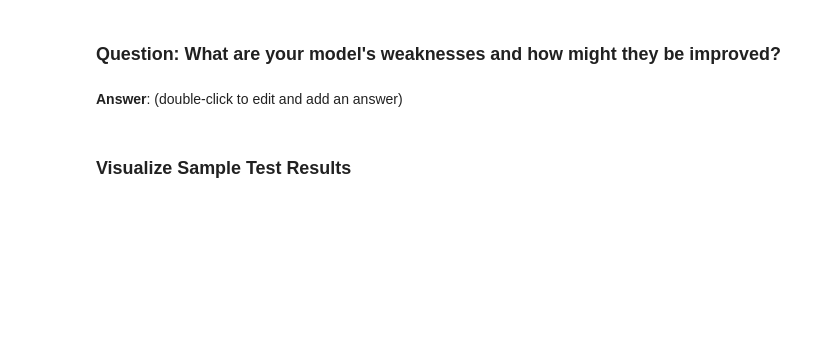
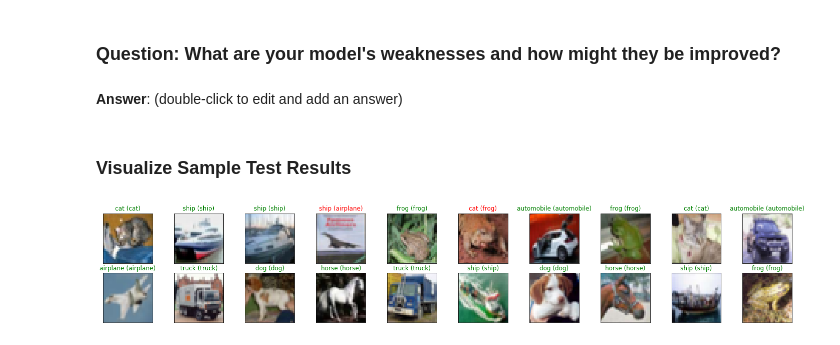
Before and after one commit to sumanyurosha/deep-learning-v2-pytorch, a Jupyter notebook: convolutional-neural-networks/cifar-cnn/cifar10_cnn_exercise.ipynb, the cells around one changed output. Cells and saved outputs as stored; diff of their text form; code cells hidden in the pictures; blank space fills up the shorter version.

```diff
--- a/convolutional-neural-networks/cifar-cnn/cifar10_cnn_exercise.ipynb
+++ b/convolutional-neural-networks/cifar-cnn/cifar10_cnn_exercise.ipynb
@@ -153,14 +163,31 @@ import torch.nn.functional as F
 class Net(nn.Module):
     def __init__(self):
         super(Net, self).__init__()
-        # convolutional layer
-        self.conv1 = nn.Conv2d(3, 16, 3, padding=1)
+        # convolutional layers
+        self.conv1 = nn.Conv2d(3, 16, 5, padding=2)
+        self.conv2 = nn.Conv2d(16, 32, 5, padding=2)
+        self.conv3 = nn.Conv2d(32, 64, 5, padding=2)
         # max pooling layer
         self.pool = nn.MaxPool2d(2, 2)
+
+        # fully connected layers
+        self.fc1 = nn.Linear(64 * 4 * 4, 512)
+        self.fc2 = nn.Linear(512, 128)
+        self.fc3 = nn.Linear(128, 64)
+        self.fc4 = nn.Linear(64, 10)
 
     def forward(self, x):
         # add sequence of convolutional and max pooling layers
         x = self.pool(F.relu(self.conv1(x)))
+        x = self.pool(F.relu(self.conv2(x)))
+        x = self.pool(F.relu(self.conv3(x)))
+        # flattening the input
+        x = x.view(-1, 64 * 4 * 4)
+        # add sequence of fully connected layers
+        x = F.relu(self.fc1(x))
+        x = F.relu(self.fc2(x))
+        x = F.relu(self.fc3(x))
+        x = self.fc4(x)
         return x
 
 # create a complete CNN
@@ -180,10 +218,10 @@ Decide on a loss and optimization function that is best suited for this classifi
 import torch.optim as optim
 
 # specify loss function
-criterion = None
+criterion = nn.CrossEntropyLoss()
 
 # specify optimizer
-optimizer = None
+optimizer = optim.SGD(model.parameters(), lr=0.01)
 # %% [markdown]
 ---
 ## Train the Network
@@ -191,7 +229,7 @@ optimizer = None
 Remember to look at how the training and validation loss decreases over time; if the validation loss ever increases it indicates possible overfitting.
 # %%
 # number of epochs to train the model
-n_epochs = 8 # you may increase this number to train a final model
+n_epochs = 15 # you may increase this number to train a final model
 
 valid_loss_min = np.Inf # track change in validation loss
 
@@ -314,23 +388,29 @@ print('\nTest Accuracy (Overall): %2d%% (%2d/%2d)' % (
 # %%
 # obtain one batch of test images
 dataiter = iter(test_loader)
 images, labels = dataiter.next()
 images.numpy()
 
 # move model inputs to cuda, if GPU available
 if train_on_gpu:
     images = images.cuda()
 
 # get sample outputs
 output = model(images)
 # convert output probabilities to predicted class
 _, preds_tensor = torch.max(output, 1)
 preds = np.squeeze(preds_tensor.numpy()) if not train_on_gpu else np.squeeze(preds_tensor.cpu().numpy())
 
 # plot the images in the batch, along with predicted and true labels
 fig = plt.figure(figsize=(25, 4))
+
+#saving images to CPU to avoid errors
+images = images.cpu()
+
 for idx in np.arange(20):
     ax = fig.add_subplot(2, 20/2, idx+1, xticks=[], yticks=[])
     imshow(images[idx])
     ax.set_title("{} ({})".format(classes[preds[idx]], classes[labels[idx]]),
                  color=("green" if preds[idx]==labels[idx].item() else "red"))
+# %% [output]
+[figure, added]
```
Also changed, not shown: parts of 8 cells of this notebook.
